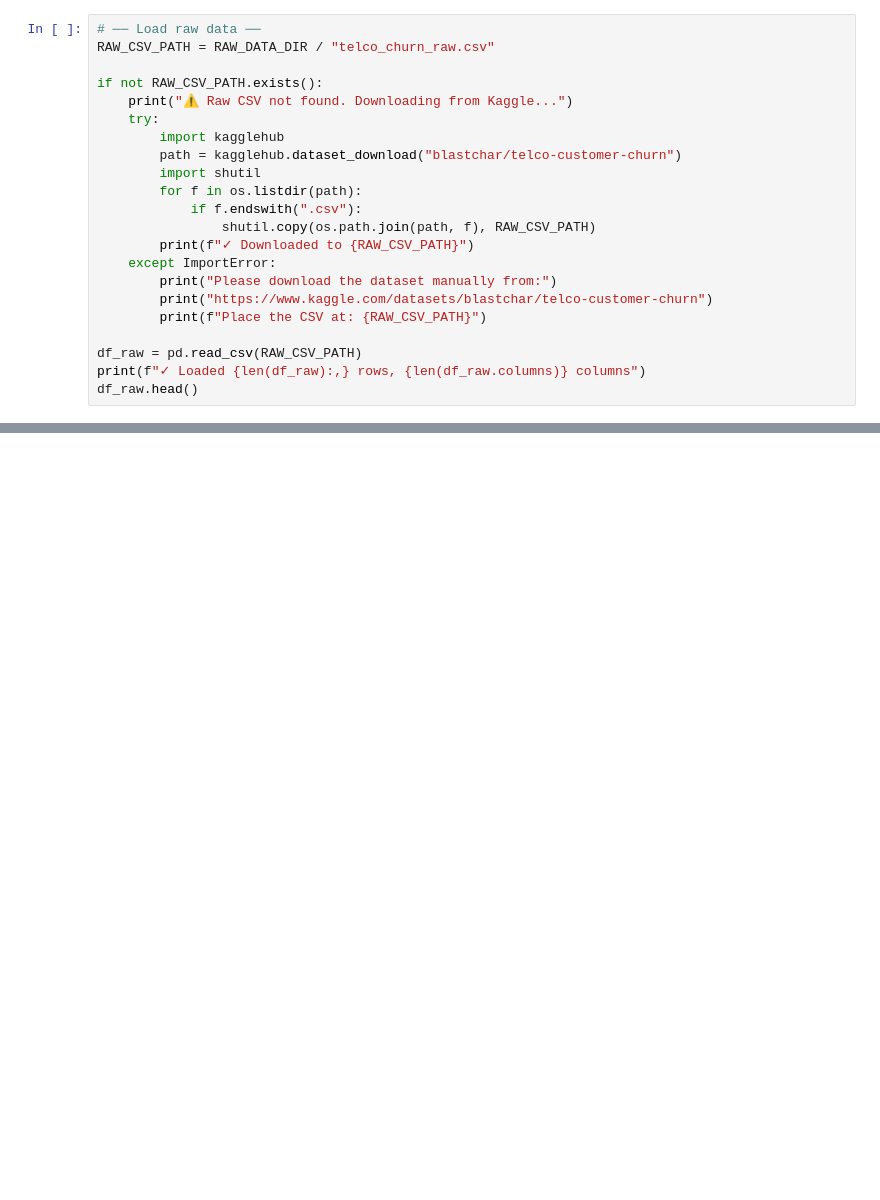
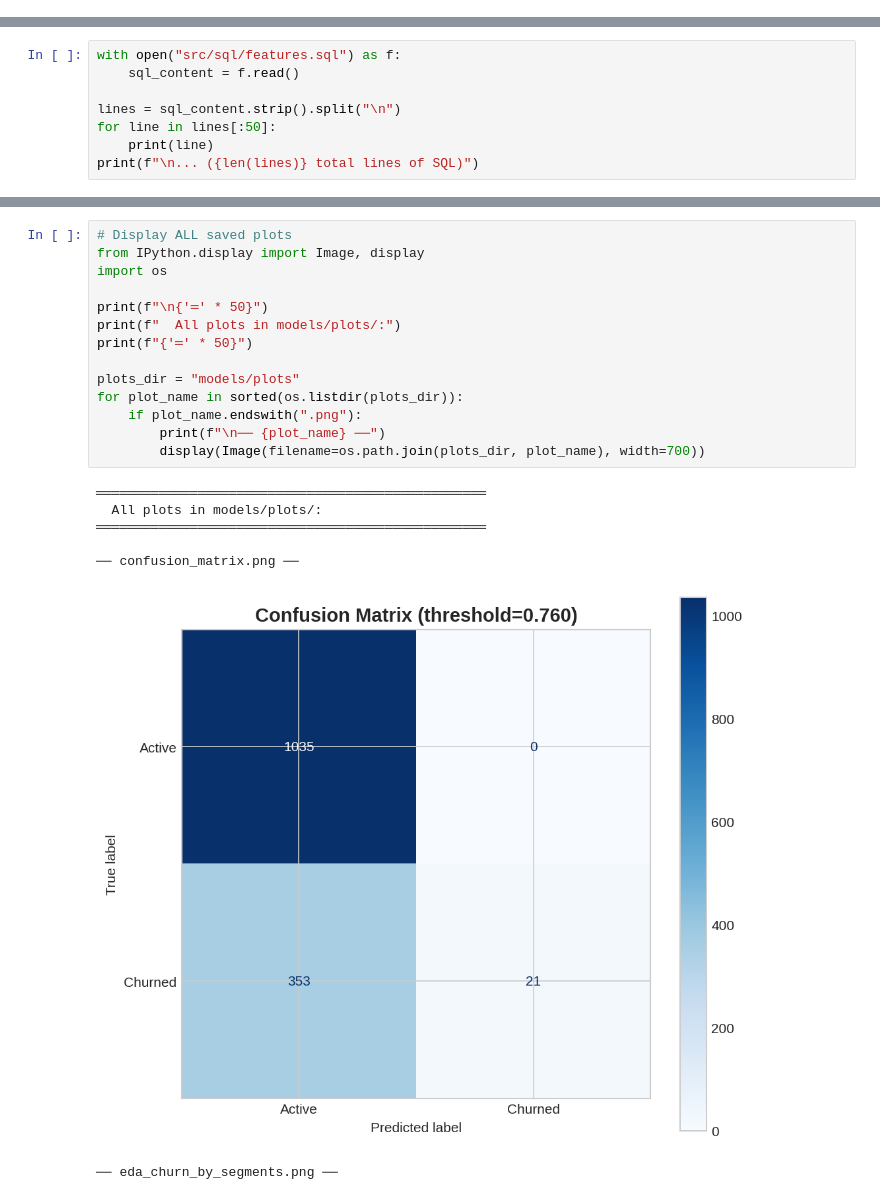
Before and after one commit to elyokerr/Projects, a Jupyter notebook: saas-churn-prediction/notebooks/01_full_pipeline.ipynb, the cells around one changed output, grey strips where cells are left out. Saved outputs shown, nothing was run; the diff lists cells and outputs as text; blank space fills up the shorter version.

Commit message:
Plots can now be viewed from the code

```diff
--- a/saas-churn-prediction/notebooks/01_full_pipeline.ipynb
+++ b/saas-churn-prediction/notebooks/01_full_pipeline.ipynb
@@ -98,22 +0,0 @@ We start with the [IBM Telco Customer Churn dataset](https://www.kaggle.com/data
-# %%
-# ── Load raw data ──
-RAW_CSV_PATH = RAW_DATA_DIR / "telco_churn_raw.csv"
-
-if not RAW_CSV_PATH.exists():
-    print("⚠ Raw CSV not found. Downloading from Kaggle...")
-    try:
-        import kagglehub
-        path = kagglehub.dataset_download("blastchar/telco-customer-churn")
-        import shutil
-        for f in os.listdir(path):
-            if f.endswith(".csv"):
-                shutil.copy(os.path.join(path, f), RAW_CSV_PATH)
-        print(f"✓ Downloaded to {RAW_CSV_PATH}")
-    except ImportError:
-        print("Please download the dataset manually from:")
-        print("https://www.kaggle.com/datasets/blastchar/telco-customer-churn")
-        print(f"Place the CSV at: {RAW_CSV_PATH}")
-
-df_raw = pd.read_csv(RAW_CSV_PATH)
-print(f"✓ Loaded {len(df_raw):,} rows, {len(df_raw.columns)} columns")
-df_raw.head()
@@ -1070,0 +159,8 @@ Top 10 highest-risk customers:
+# %%
+with open("src/sql/features.sql") as f:
+    sql_content = f.read()
+
+lines = sql_content.strip().split("\n")
+for line in lines[:50]:
+    print(line)
+print(f"\n... ({len(lines)} total lines of SQL)")
@@ -1070,0 +481,22 @@ Top 10 highest-risk customers:
+# %%
+# Display ALL saved plots
+from IPython.display import Image, display
+import os
+
+print(f"\n{'═' * 50}")
+print(f"  All plots in models/plots/:")
+print(f"{'═' * 50}")
+
+plots_dir = "models/plots"
+for plot_name in sorted(os.listdir(plots_dir)):
+    if plot_name.endswith(".png"):
+        print(f"\n── {plot_name} ──")
+        display(Image(filename=os.path.join(plots_dir, plot_name), width=700))
+# %% [output]
+══════════════════════════════════════════════════
+  All plots in models/plots/:
+══════════════════════════════════════════════════
+
+── confusion_matrix.png ──
+[figure, added]
+── eda_churn_by_segments.png ──
```
Also changed, not shown: parts of 74 cells of this notebook, 12 other files.
